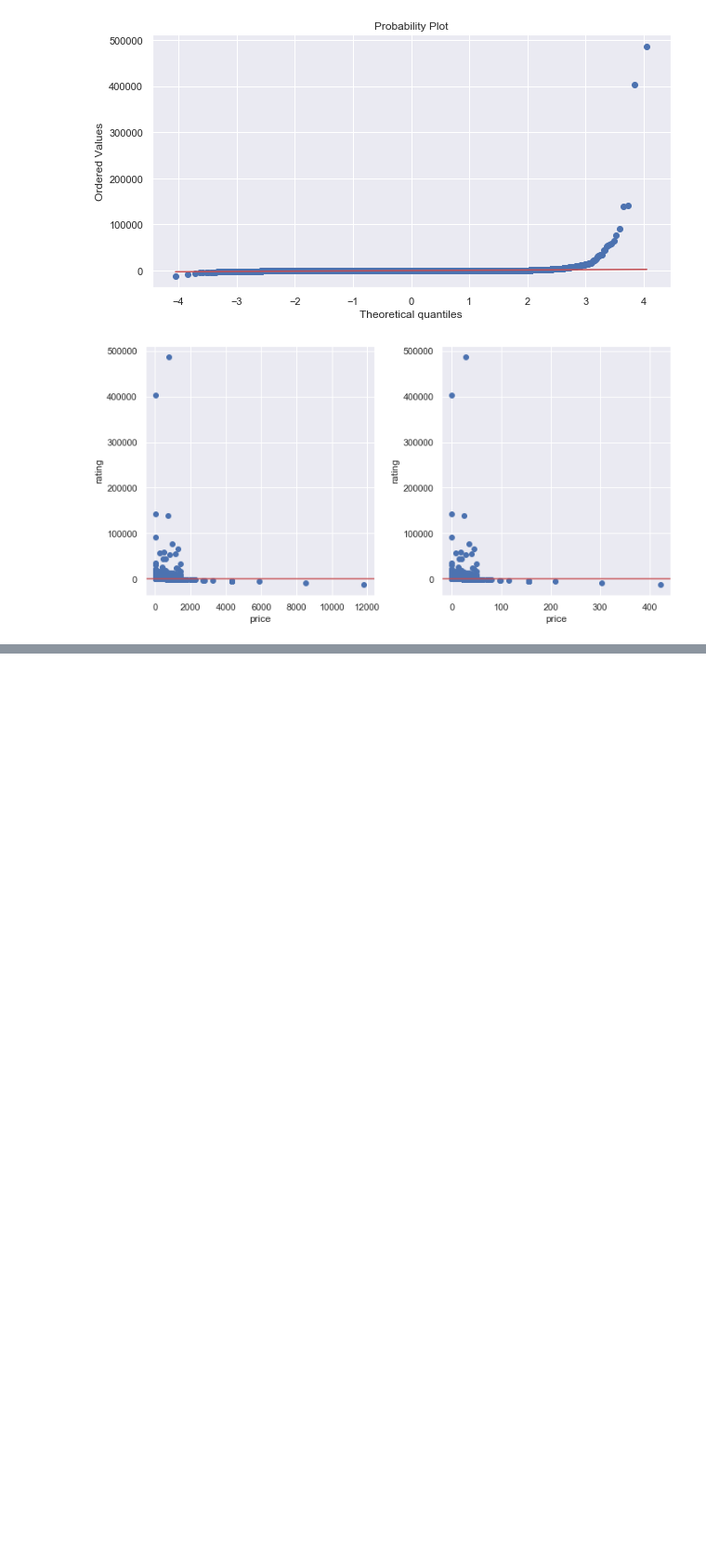
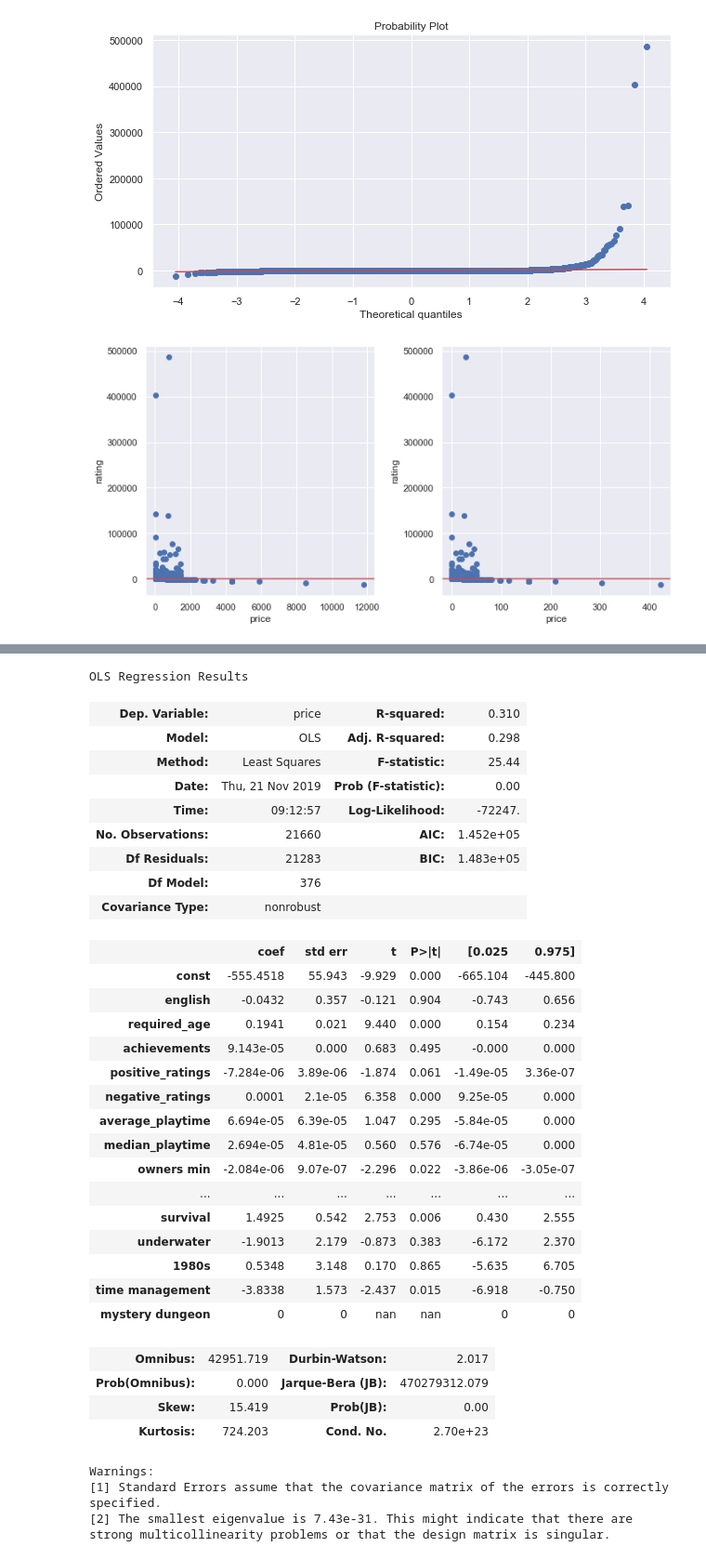
Before and after one commit to Peng1104/Ciencia-dos-Dados3, a Jupyter notebook: regress entrega 19_11.ipynb, the cells around one changed output, grey strips where cells are left out. Shown at 93% size. Drawn from its saved outputs; the diff is of its cells as text; code cells hidden in the pictures; blank space fills up the shorter version.

Commit message:
Regresão simples e multipla

```diff
--- a/regress entrega 19_11.ipynb
+++ b/regress entrega 19_11.ipynb
@@ -232,0 +235,7 @@ plt.show()
+# %%
+### Função utilitária para fazer a regressão com constante adicionada
+def regress(X,Y):
+    X_cp = sm.add_constant(X)
+    model = sm.OLS(Y,X_cp)
+    results = model.fit()
+    return results
@@ -232,0 +266,10 @@ plt.show()
+# %%
+Y = data['price']
+lista_x = list(data.columns)
+lista_x.remove("Unnamed: 0")
+lista_x.remove("price")
+lista_x.remove("developer")
+lista_x.remove("publisher")
+lista_x.remove("name")
+X=data[lista_x]
+X.head()
@@ -232,0 +284,41 @@ plt.show()
+# %%
+from sklearn.model_selection import train_test_split
+X_train, X_test, Y_train, Y_test = train_test_split(X, Y, test_size=0.2, random_state=0)
+# %%
+results = regress(X_train,Y_train)
+results.summary()
+# %% [output]
+OLS Regression Results
+| Dep. Variable: | price | R-squared: | 0.310 |
+| Model: | OLS | Adj. R-squared: | 0.298 |
+| Method: | Least Squares | F-statistic: | 25.44 |
+| Date: | Thu, 21 Nov 2019 | Prob (F-statistic): | 0.00 |
+| Time: | 09:12:57 | Log-Likelihood: | -72247. |
+| No. Observations: | 21660 | AIC: | 1.452e+05 |
+| Df Residuals: | 21283 | BIC: | 1.483e+05 |
+| Df Model: | 376 |  |  |
+| Covariance Type: | nonrobust |  |  |
+|  | coef | std err | t | P>|t| | [0.025 | 0.975] |
+| const | -555.4518 | 55.943 | -9.929 | 0.000 | -665.104 | -445.800 |
+| english | -0.0432 | 0.357 | -0.121 | 0.904 | -0.743 | 0.656 |
+| required_age | 0.1941 | 0.021 | 9.440 | 0.000 | 0.154 | 0.234 |
+| achievements | 9.143e-05 | 0.000 | 0.683 | 0.495 | -0.000 | 0.000 |
+| positive_ratings | -7.284e-06 | 3.89e-06 | -1.874 | 0.061 | -1.49e-05 | 3.36e-07 |
+| negative_ratings | 0.0001 | 2.1e-05 | 6.358 | 0.000 | 9.25e-05 | 0.000 |
+| average_playtime | 6.694e-05 | 6.39e-05 | 1.047 | 0.295 | -5.84e-05 | 0.000 |
+| median_playtime | 2.694e-05 | 4.81e-05 | 0.560 | 0.576 | -6.74e-05 | 0.000 |
+| owners min | -2.084e-06 | 9.07e-07 | -2.296 | 0.022 | -3.86e-06 | -3.05e-07 |
+| ... | ... | ... | ... | ... | ... | ... |
+| survival | 1.4925 | 0.542 | 2.753 | 0.006 | 0.430 | 2.555 |
+| underwater | -1.9013 | 2.179 | -0.873 | 0.383 | -6.172 | 2.370 |
+| 1980s | 0.5348 | 3.148 | 0.170 | 0.865 | -5.635 | 6.705 |
+| time management | -3.8338 | 1.573 | -2.437 | 0.015 | -6.918 | -0.750 |
+| mystery dungeon | 0 | 0 | nan | nan | 0 | 0 |
+| Omnibus: | 42951.719 | Durbin-Watson: | 2.017 |
+| Prob(Omnibus): | 0.000 | Jarque-Bera (JB): | 470279312.079 |
+| Skew: | 15.419 | Prob(JB): | 0.00 |
+| Kurtosis: | 724.203 | Cond. No. | 2.70e+23 |
+Warnings:
+[1] Standard Errors assume that the covariance matrix of the errors is correctly specified.
+[2] The smallest eigenvalue is 7.43e-31. This might indicate that there are
+strong multicollinearity problems or that the design matrix is singular.
```
Also changed, not shown: parts of 13 cells of this notebook.
